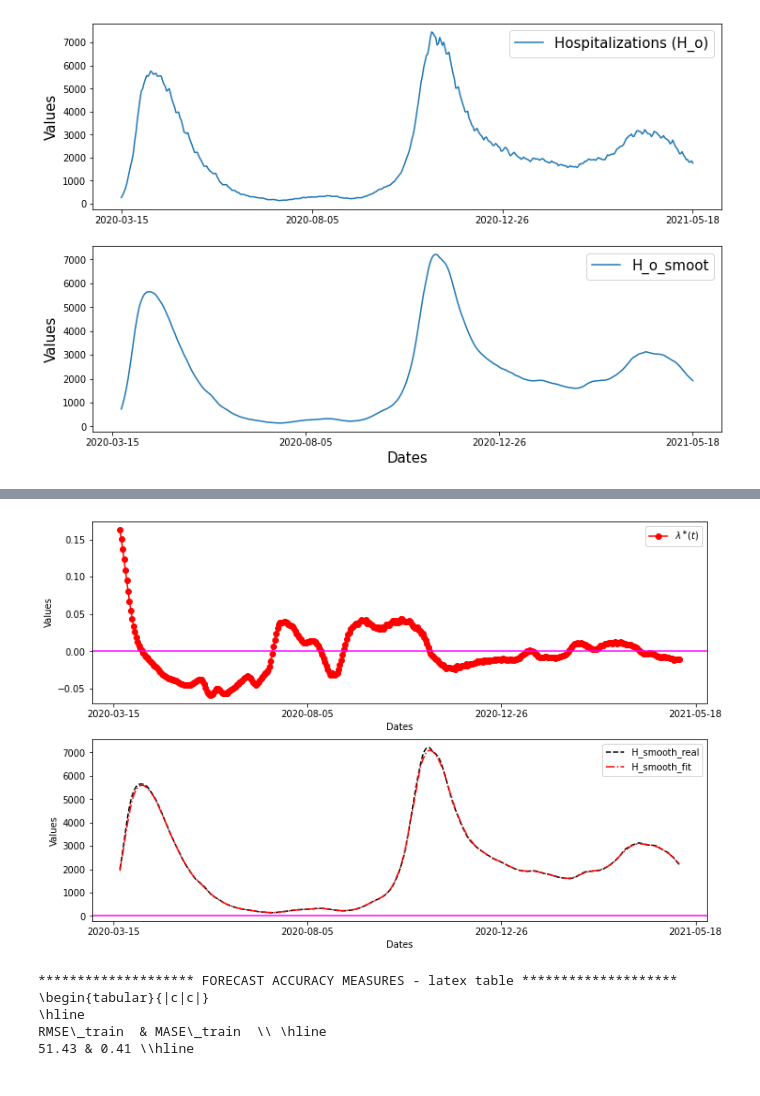
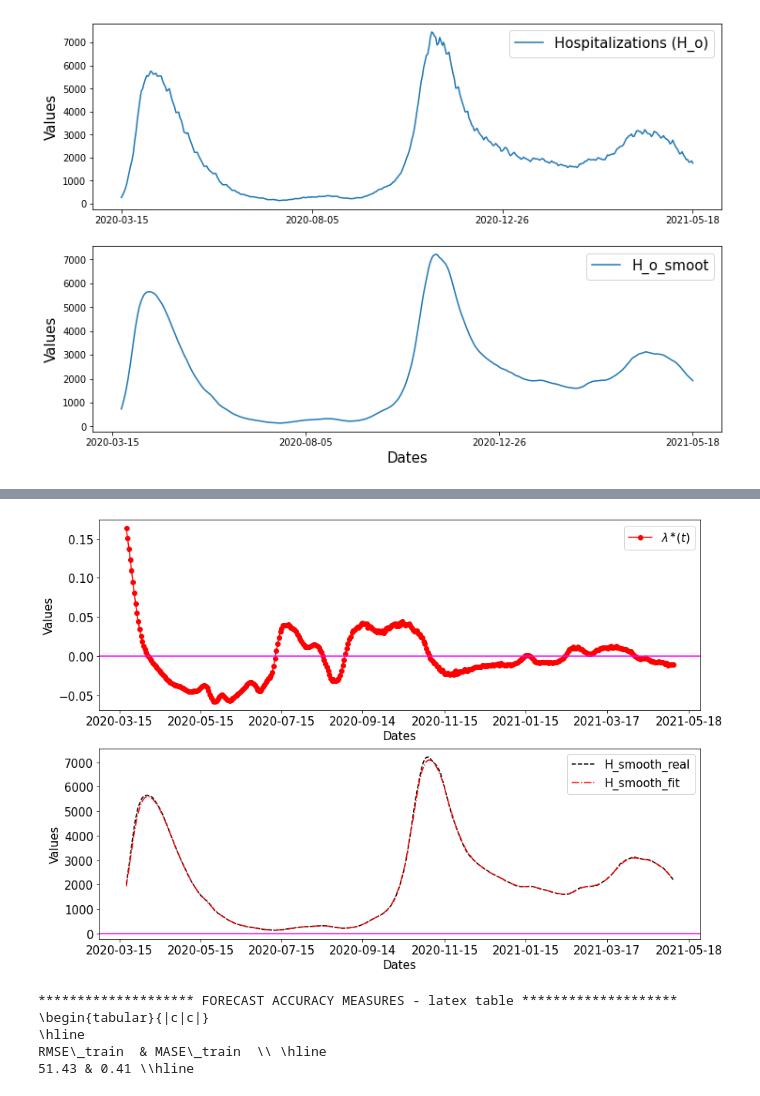
Before and after one commit to OD1992/Python-programs, a Jupyter notebook: Hospi_change_point.ipynb, the cells around one changed output, grey strips where cells are left out. Saved outputs shown, nothing was run; the diff lists cells and outputs as text; code cells hidden in the pictures.

```diff
--- a/Hospi_change_point.ipynb
+++ b/Hospi_change_point.ipynb
@@ -212,26 +212,33 @@ Warning: Maximum number of function evaluations has been exceeded.
 Warning: Maximum number of function evaluations has been exceeded.
 Warning: Maximum number of function evaluations has been exceeded.
 # %%
-plt.figure(figsize=(12,8))
+nb_xticks = 8
+dates_ticks = [None] * nb_xticks
+dates_ticks_ind = np.linspace(0,len(total_in)-1,nb_xticks,dtype=int)
+for i in range(0,nb_xticks):
+    dates_ticks[i] = Dates[dates_ticks_ind[i]]
+plt.figure(figsize=(14,10))
 plt.subplot(211)
 plt.plot(Dates[d:len(H_smooth_MA)-d], beta_effective_opt_exp[d:len(H_smooth_MA)-d],'o-', color='red')
 plt.axhline(y=0, color="magenta")
-plt.xticks(dates_ticks)
-plt.xlabel("Dates")
-plt.ylabel("Values")
-plt.legend(['$\lambda^{\\ast} (t)$'])
+plt.xticks(dates_ticks, fontsize=15)
+plt.yticks(fontsize=15)
+plt.xlabel("Dates", fontsize=15)
+plt.ylabel("Values", fontsize=15)
+plt.legend(['$\lambda^{\\ast} (t)$'], fontsize=15)
 
 plt.subplot(212)
 plt.plot(Dates[d:len(H_smooth_MA)-d], H_smooth_MA[d:len(H_smooth_MA)-d],'--',  color='black')
 plt.plot(Dates[d:len(H_smooth_MA)-d], H[d:len(H_smooth_MA)-d],'-.', color='red')
 plt.axhline(y=0, color="magenta")
-plt.xticks(dates_ticks)
-plt.xlabel("Dates")
-plt.ylabel("Values")
-plt.legend(['H_smooth_real', 'H_smooth_fit'])
+plt.xticks(dates_ticks, fontsize=15)
+plt.yticks(fontsize=15)
+plt.xlabel("Dates", fontsize=15)
+plt.ylabel("Values", fontsize=15)
+plt.legend(['H_smooth_real', 'H_smooth_fit'], fontsize=15)
 plt.show()
 # %% [output]
-[figure, old version]
+[figure, new version]
 # %%
 RMSE_train = np.linalg.norm(H[d:len(H_smooth_MA)-d] - H_smooth_MA[d:len(H_smooth_MA)-d]) / np.sqrt(len(H_smooth_MA)-d-d)
 MAE_train = np.mean(np.abs(H[d:len(H_smooth_MA)-d] - H_smooth_MA[d:len(H_smooth_MA)-d]))
```
Also changed, not shown: parts of 2 cells of this notebook.
